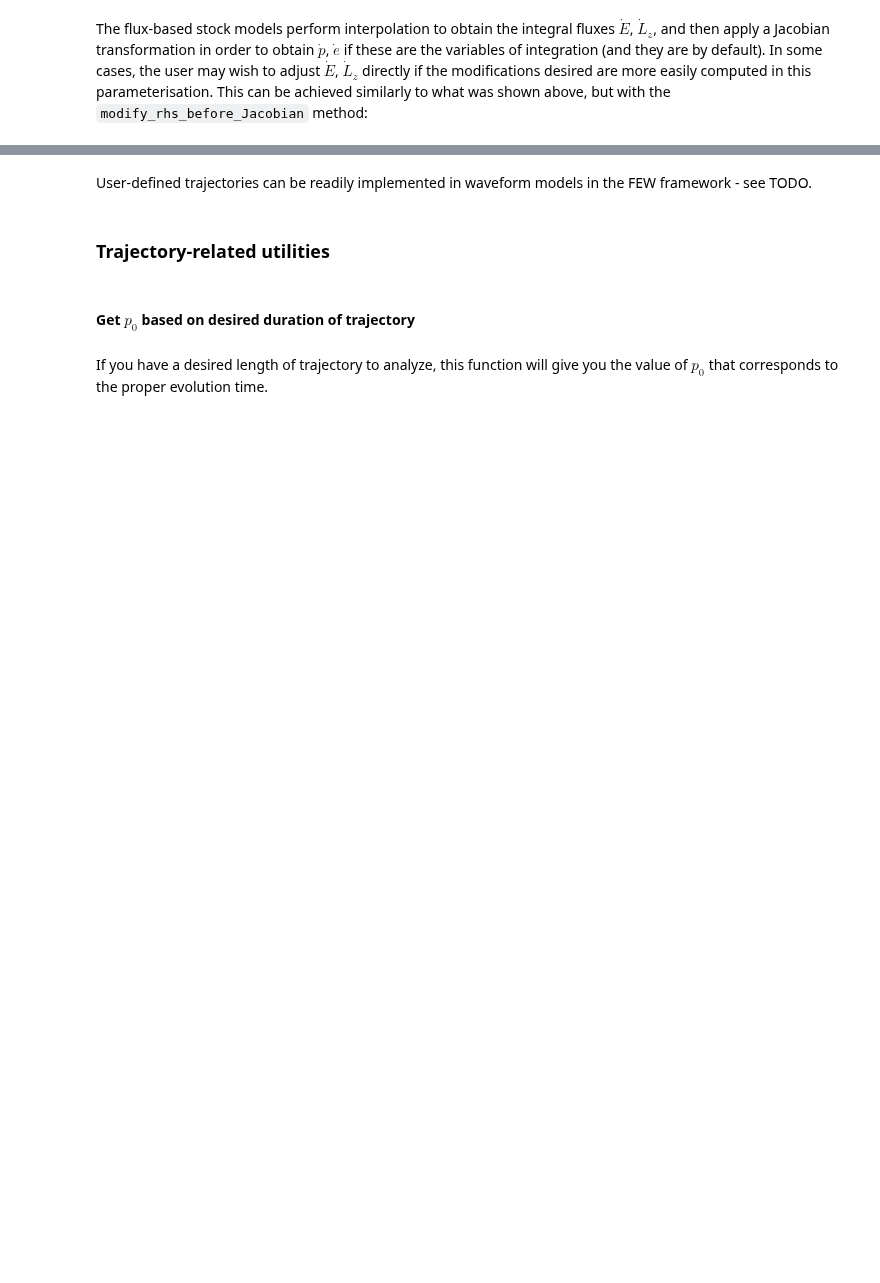
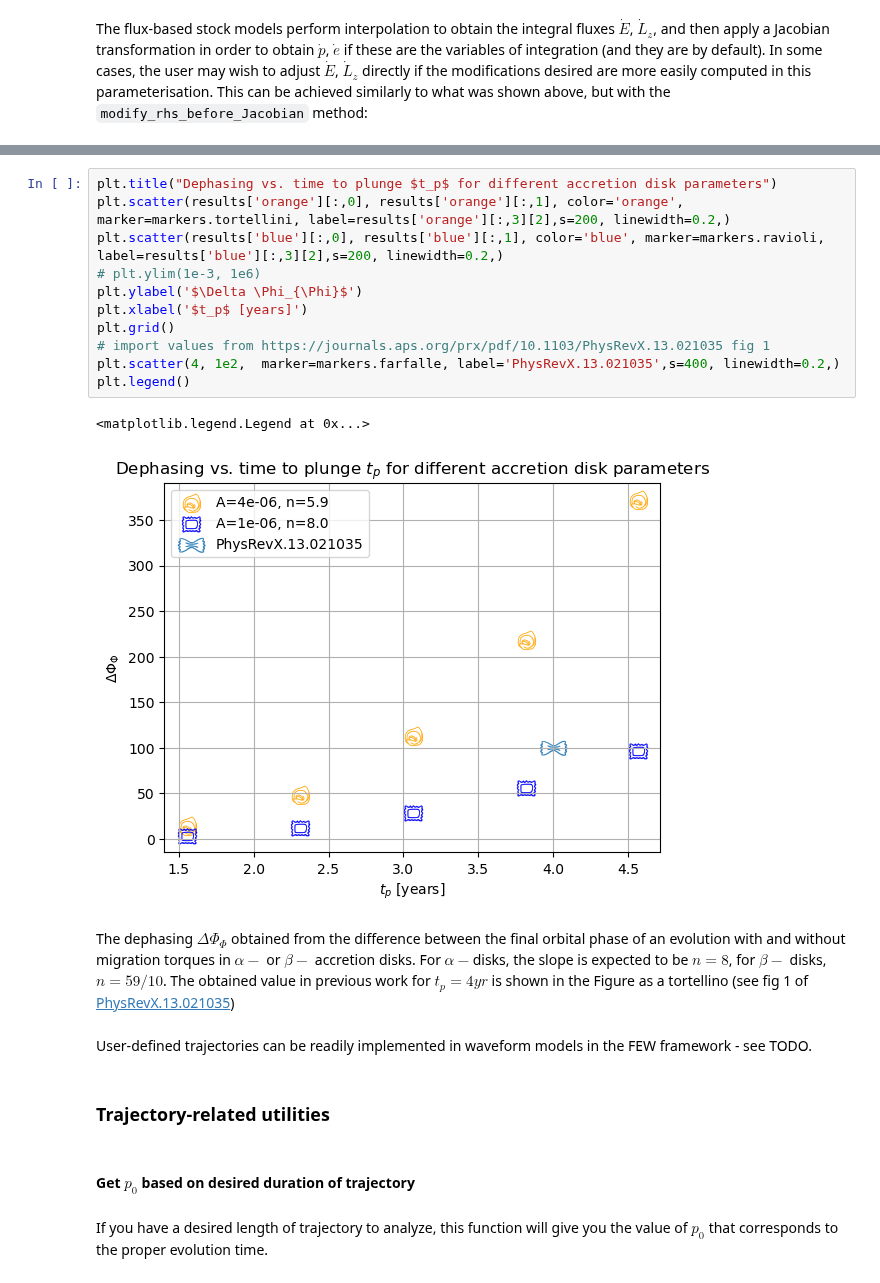
Before and after one commit to BlackHolePerturbationToolkit/FastEMRIWaveforms, a Jupyter notebook: examples/Trajectory_tutorial.ipynb, the cells around one changed output, grey strips where cells are left out. Cells and saved outputs as stored; diff of their text form; blank space fills up the shorter version.

```diff
--- a/examples/Trajectory_tutorial.ipynb
+++ b/examples/Trajectory_tutorial.ipynb
@@ -494,3 +597,19 @@ plt.legend()
+# %%
+plt.title("Dephasing vs. time to plunge $t_p$ for different accretion disk parameters")
+plt.scatter(results['orange'][:,0], results['orange'][:,1], color='orange', marker=markers.tortellini, label=results['orange'][:,3][2],s=200, linewidth=0.2,)
+plt.scatter(results['blue'][:,0], results['blue'][:,1], color='blue', marker=markers.ravioli, label=results['blue'][:,3][2],s=200, linewidth=0.2,)
+# plt.ylim(1e-3, 1e6)
+plt.ylabel('$\Delta \Phi_{\Phi}$')
+plt.xlabel('$t_p$ [years]')
+plt.grid()
+# import values from https://journals.aps.org/prx/pdf/10.1103/PhysRevX.13.021035 fig 1
+plt.scatter(4, 1e2,  marker=markers.farfalle, label='PhysRevX.13.021035',s=400, linewidth=0.2,)
+plt.legend()
+# %% [output]
+<matplotlib.legend.Legend at 0x...>
+[figure, added]
+# %% [markdown]
+The dephasing $\Delta \Phi_{\Phi}$ obtained from the difference between the final orbital phase of an evolution with and without migration torques in $\alpha-$  or $\beta-$ accretion disks. For $\alpha-$disks, the slope is expected to be $n=8$, for $\beta-$ disks, $n=59/10$. The obtained value in previous work for $t_p=4 yr$ is shown in the Figure as a tortellino (see fig 1 of [PhysRevX.13.021035](https://journals.aps.org/prx/pdf/10.1103/PhysRevX.13.021035))
 # %% [markdown]
 User-defined trajectories can be readily implemented in waveform models in the FEW framework - see TODO.
 # %% [markdown]
```
Also changed, not shown: parts of 16 cells of this notebook.
